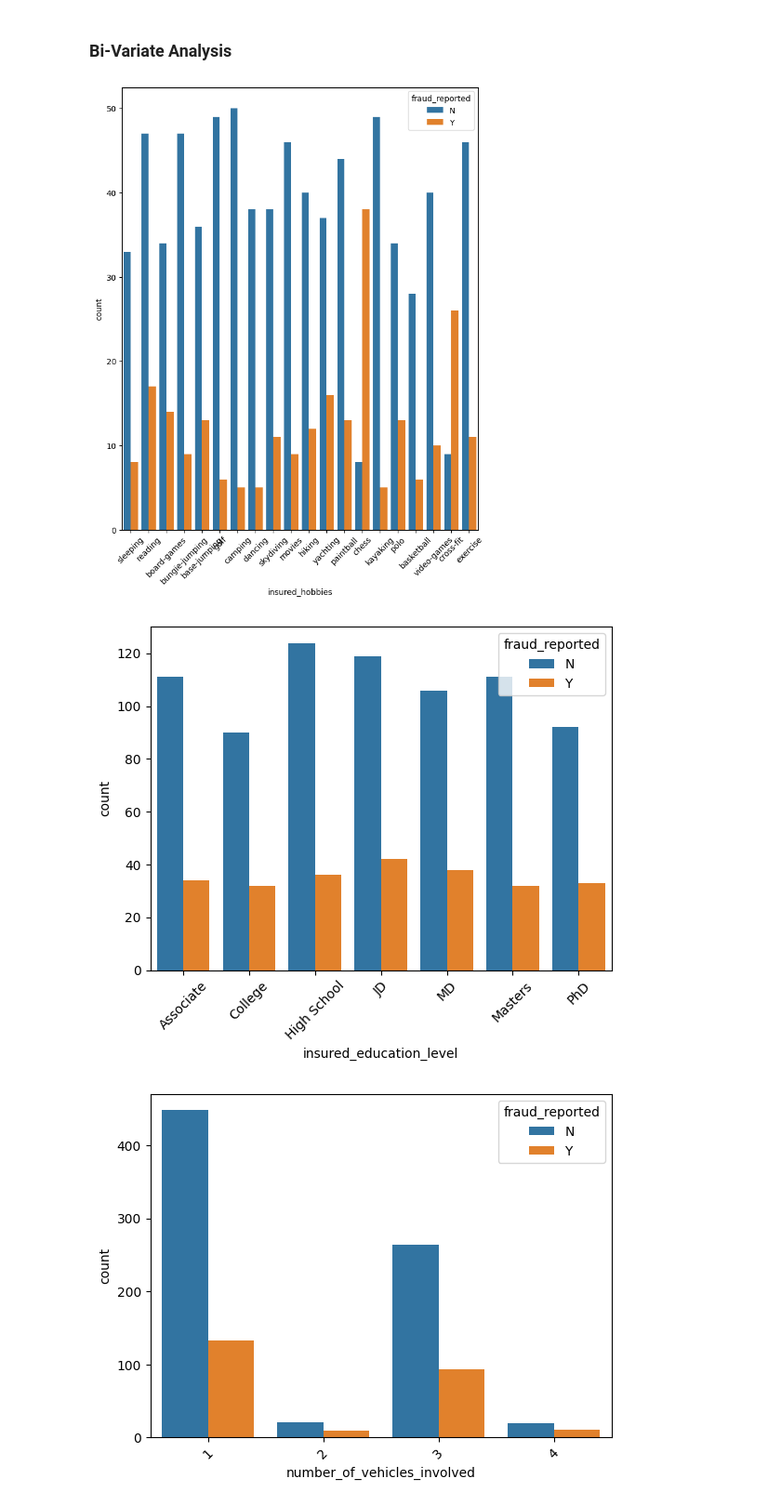
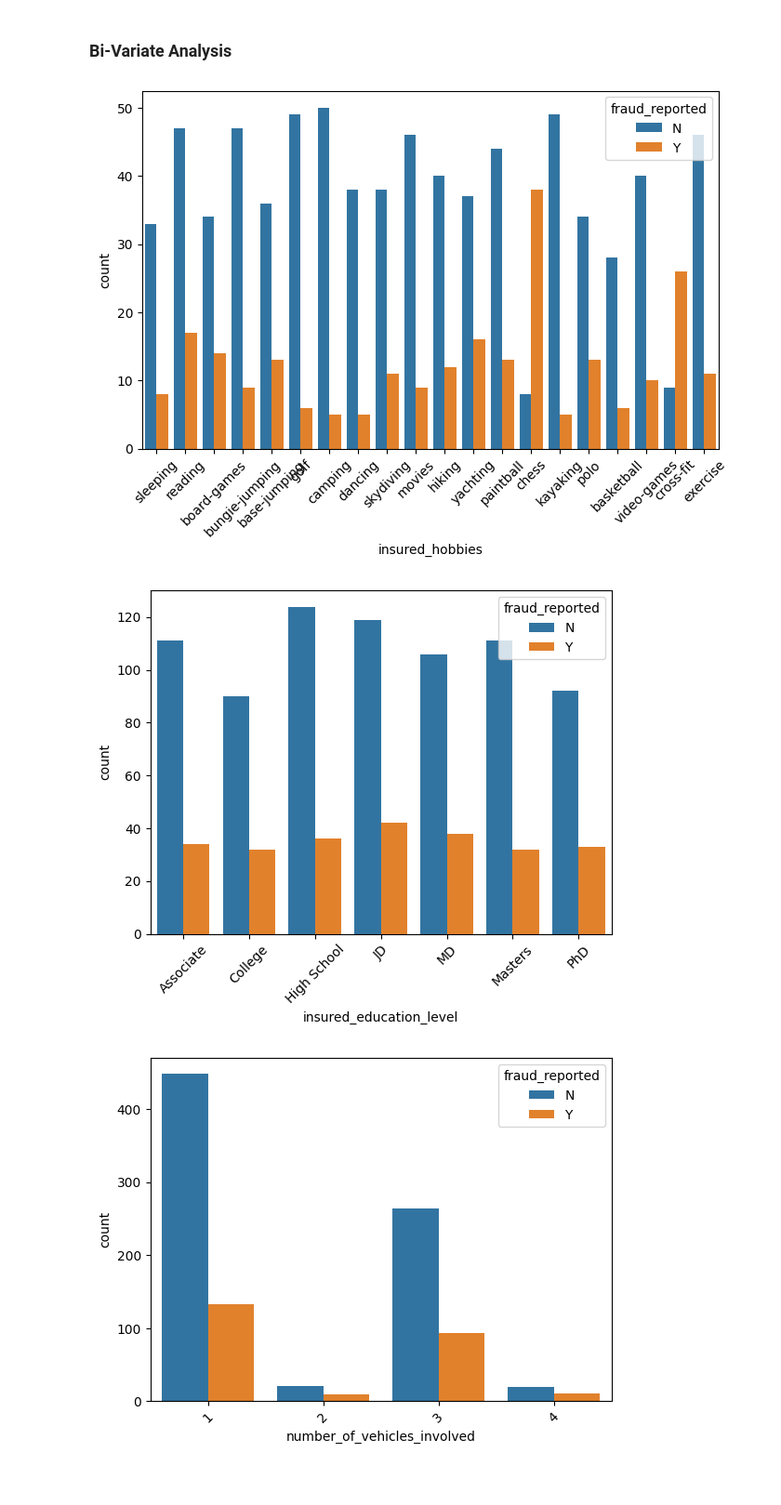
Before and after one commit to Naveenkada/Machine-Learning-For-Fraud-Detection-and-Claims-Processing, a Jupyter notebook: Project Coding.ipynb, the cells around one changed output. Shown at 93% size. Saved outputs shown, nothing was run; the diff lists cells and outputs as text; code cells hidden in the pictures; blank space fills up the shorter version.

```diff
--- a/Project Coding.ipynb
+++ b/Project Coding.ipynb
@@ -38,6 +58,6 @@ warnings.filterwarnings('ignore')
 # %%
 # Getting the dataset
-claims_data = pd.read_csv('insurance_claims.csv')
+claims_data = pd.read_csv('/kaggle/input/insurance-claims/insurance_claims.csv')
 claims_data.head()
 # %% [output]
 |  | months_as_customer | age | policy_number | policy_bind_date | policy_state | policy_csl | ... |
@@ -248,18 +281,18 @@ plt.show()
 # %% [markdown]
 ### Bi-Variate Analysis
 # %%
-f, ax = plt.subplots(figsize=(8, 10))
+f, ax = plt.subplots(figsize=(8, 5))
 sns.countplot(x='insured_hobbies',hue='fraud_reported',data=claims_data)
 plt.xticks(rotation=45)
 plt.show()
 
 # Most cases on the dataset are fradulent cases as can be observed.
 
 sns.countplot(x='insured_education_level',hue='fraud_reported',data=claims_data)
 plt.xticks(rotation=45)
 plt.show()
 # %% [output]
-[figure, old version]
+[figure, new version]
 [figure]
 # %%
 sns.countplot(x='number_of_vehicles_involved',hue='fraud_reported',data=claims_data)
```
Also changed, not shown: parts of 28 cells of this notebook.
